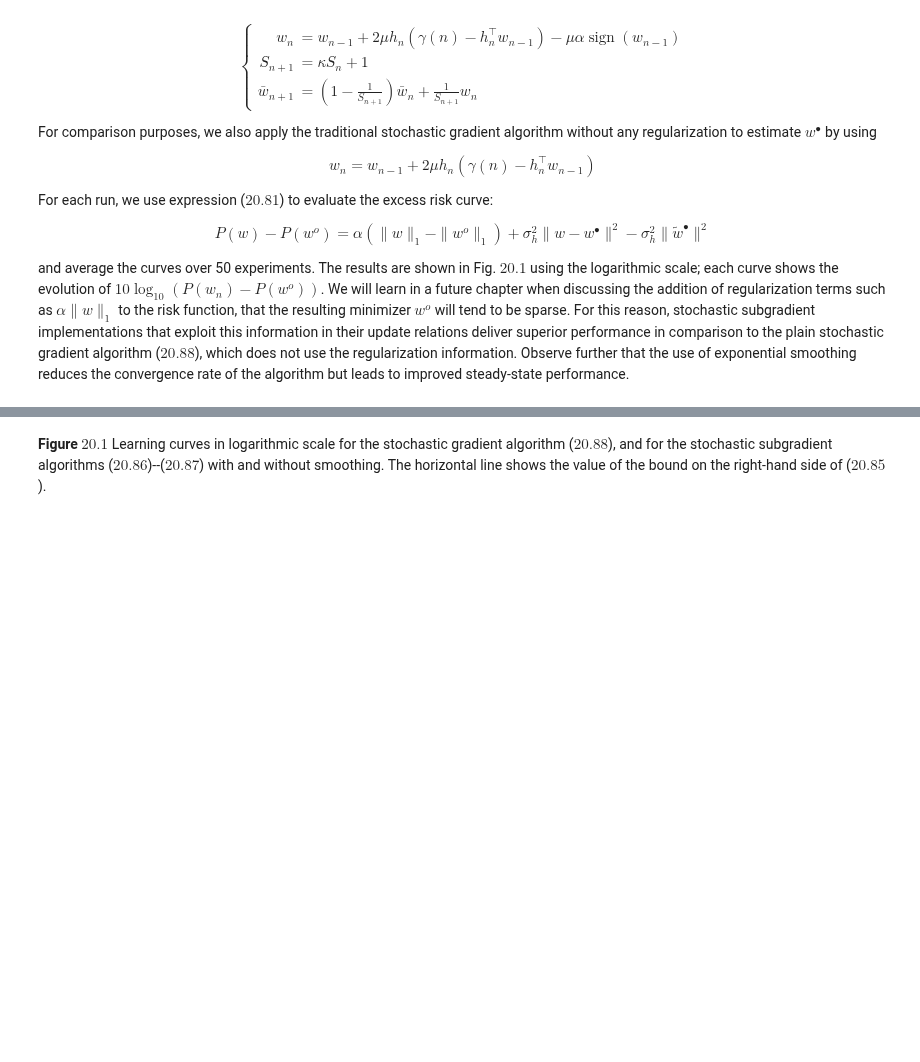
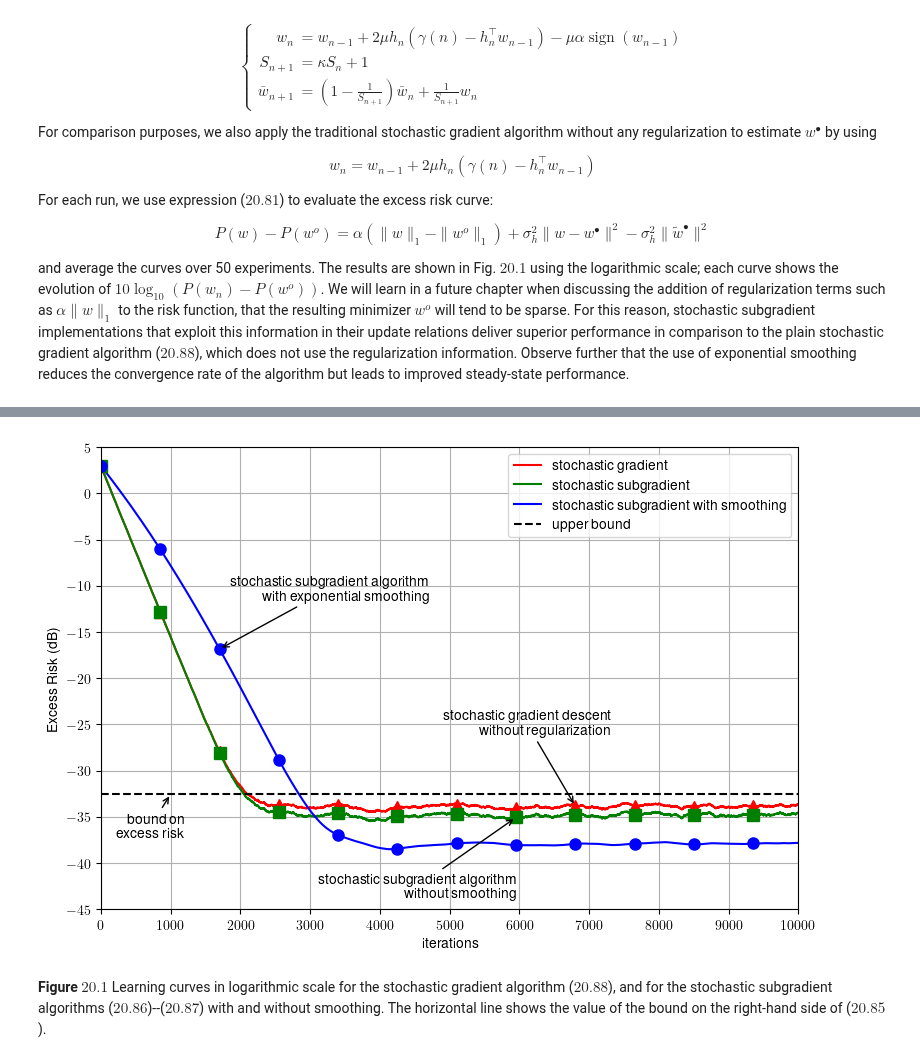
Before and after one commit to asl-epfl/inference-learning-data-2022-python, a Jupyter notebook: chapter-20/chapter-20.ipynb, the cells around one changed output, grey strips where cells are left out. Cells and saved outputs as stored; diff of their text form; code cells hidden in the pictures; blank space fills up the shorter version.

```diff
--- a/chapter-20/chapter-20.ipynb
+++ b/chapter-20/chapter-20.ipynb
@@ -278,2 +226,55 @@ plt.show()
+# %%
+# Create a figure
+plt.rcParams.update({
+    "text.usetex": True,
+    "font.family": "sans-serif",
+    "font.sans-serif": "Helvetica",
+})
+plt.figure(figsize=(9, 6))
+
+# Plot learning curves
+plt.plot(range(1, N_Data), avgER_l, 'r', linewidth=1.5, label='stochastic gradient')
+plt.plot(range(1, N_Data), avgER_s, 'g', linewidth=1.5, label='stochastic subgradient')
+plt.plot(range(1, N_Data), avgER_a, 'b', linewidth=1.5, label='stochastic subgradient with smoothing')
+
+# Plot the upper bound
+plt.plot(range(1, N_Data + 1), [up_bd] * N_Data, 'k--', linewidth=1.5, label='upper bound')
+
+# Plot markers
+plt.plot(range(1, N_Data, 850), avgER_l[0::850], 'r^', markersize=8, markerfacecolor='r')
+plt.plot(range(1, N_Data, 850), avgER_s[0::850], 'gs', markersize=8, markerfacecolor='g')
+plt.plot(range(1, N_Data, 850), avgER_a[0::850], 'bo', markersize=8, markerfacecolor='b')
+
+# Set labels, legend, and axis limits
+plt.legend()
+plt.xlabel('iterations')
+plt.ylabel('Excess Risk (dB)')
+plt.grid(True)
+plt.xlim(0, 10000)
+plt.xticks(np.arange(0,10001,1000))
+plt.ylim(-45, 5)
+plt.yticks(np.arange(-45,6,5))
+
+# Add annotations
+plt.annotate('stochastic subgradient algorithm \n with exponential smoothing', xy= (850*2, avgER_a[850*2]),
+            xytext= (850*2+3000, avgER_a[850*2]+5), arrowprops=dict(arrowstyle="->", connectionstyle="arc3"),
+            fontweight='bold',ha='right', va='bottom')
+
+plt.annotate('stochastic subgradient algorithm \n without smoothing', xy= (850*7, avgER_s[850*7]),
+            xytext= (850*7, avgER_s[850*7]-9), arrowprops=dict(arrowstyle="->", connectionstyle="arc3"),
+            fontweight='bold',ha='right', va='bottom')
+
+plt.annotate('stochastic gradient descent \n without regularization', xy= (850*8, avgER_l[850*8]),
+            xytext= (850*8+500, avgER_l[850*8]+7.5), arrowprops=dict(arrowstyle="->", connectionstyle="arc3"),
+            fontweight='bold',ha='right', va='bottom')
+
+plt.annotate('bound on \n excess risk', xy= (1000, up_bd), xytext= (1000+200, up_bd-5),
+            arrowprops=dict(arrowstyle="->", connectionstyle="arc3"), fontweight='bold',ha='right', va='bottom')
+
+# Show the plot
+plt.savefig('fig1-ch20.pdf', format='pdf')
+plt.show()
+# %% [output]
+[figure, added]
 # %% [markdown]
 **Figure $20.1$** Learning curves in logarithmic scale for the stochastic gradient algorithm ($20.88$), and for the stochastic subgradient algorithms ($20.86$)--($20.87$) with and without smoothing. The horizontal line shows the value of the bound on the right-hand side of ($20.85$).
```
Also changed, not shown: parts of 1 cell of this notebook.
